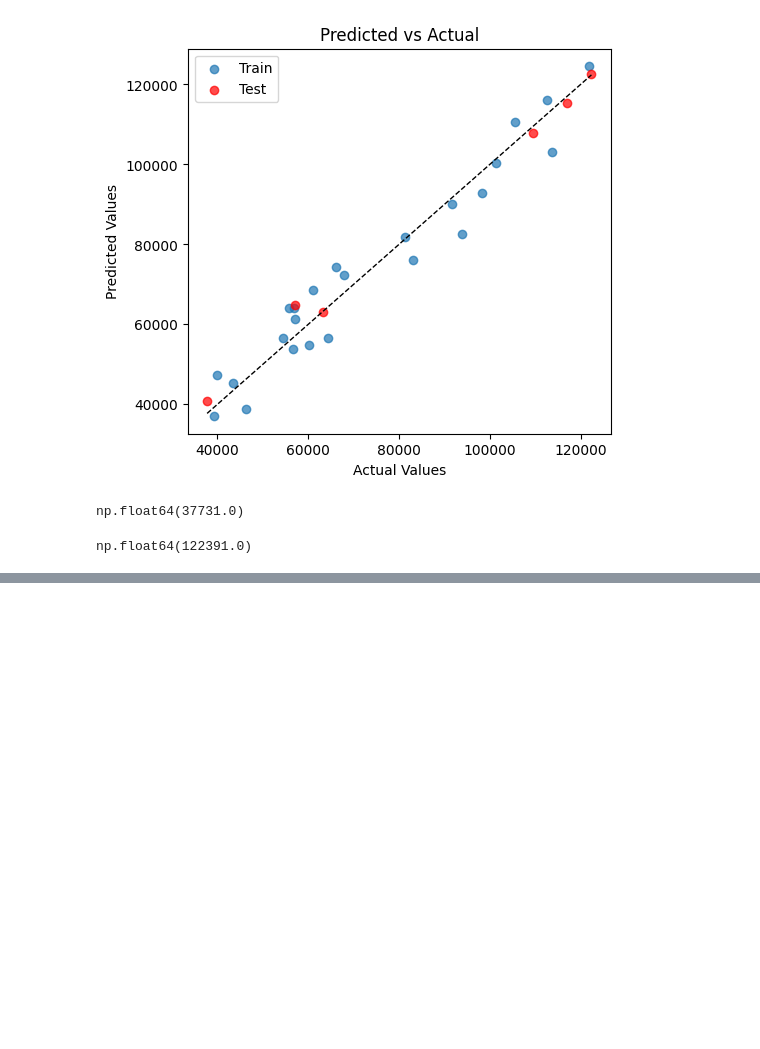
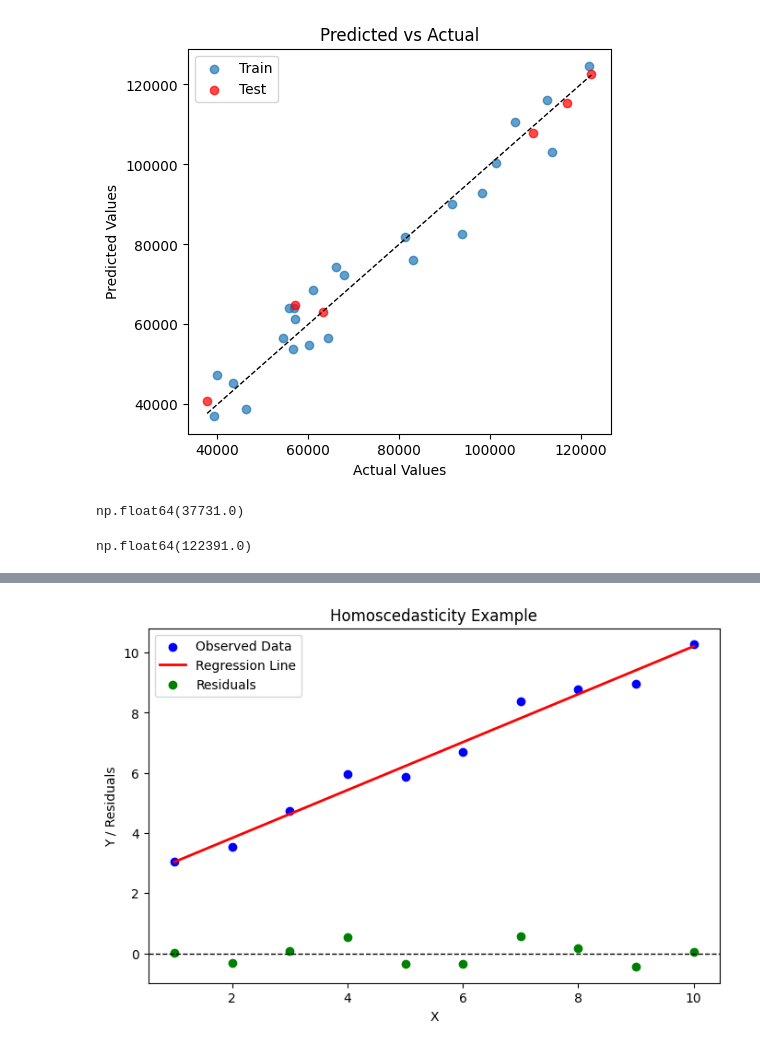
Before and after one commit to naven084k/MachineLearning, a Jupyter notebook: SimpleLinearRegression/SimpleLinearRegression.ipynb, the cells around one changed output, grey strips where cells are left out. Cells and saved outputs as stored; diff of their text form; code cells hidden in the pictures; blank space fills up the shorter version.

```diff
--- a/SimpleLinearRegression/SimpleLinearRegression.ipynb
+++ b/SimpleLinearRegression/SimpleLinearRegression.ipynb
@@ -69,0 +150,34 @@ np.float64(122391.0)
+# %%
+import numpy as np
+import matplotlib.pyplot as plt
+import seaborn as sns
+from sklearn.linear_model import LinearRegression
+
+# Generate homoscedastic data (constant variance)
+np.random.seed(42)
+X = np.arange(1, 11).reshape(-1, 1)
+y = 2 + 0.8 * X.flatten() + np.random.normal(0, 0.5, size=X.shape[0])  # Small constant noise
+
+# Train Linear Regression Model
+model = LinearRegression()
+model.fit(X, y)
+y_pred = model.predict(X)
+
+# Plot Data and Regression Line
+plt.figure(figsize=(8, 5))
+plt.scatter(X, y, label="Observed Data", color="blue")
+plt.plot(X, y_pred, color="red", label="Regression Line", linewidth=2)
+
+# Plot Residuals
+residuals = y - y_pred
+plt.axhline(y=0, color='black', linestyle='--', linewidth=1)  # Zero residual line
+plt.scatter(X, residuals, color="green", label="Residuals")
+
+# Labels and Legend
+plt.xlabel("X")
+plt.ylabel("Y / Residuals")
+plt.title("Homoscedasticity Example")
+plt.legend()
+plt.show()
+# %% [output]
+[figure, added]
```
Also changed, not shown: parts of 6 cells of this notebook, 4 other files.
